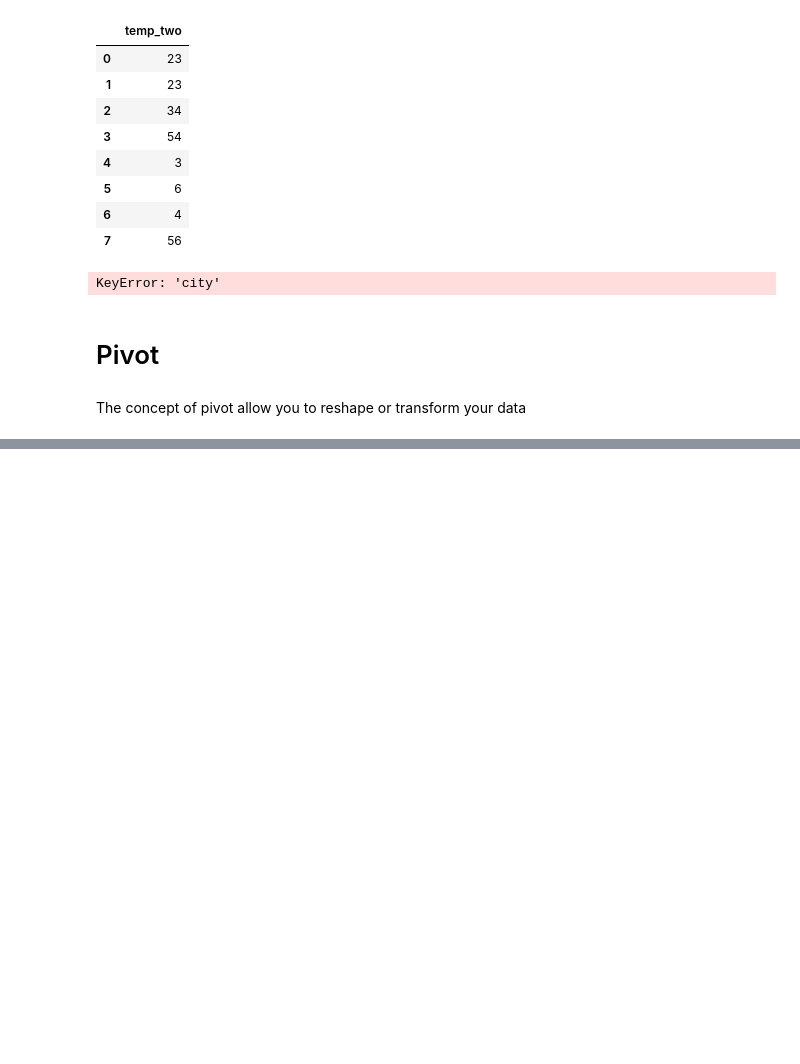
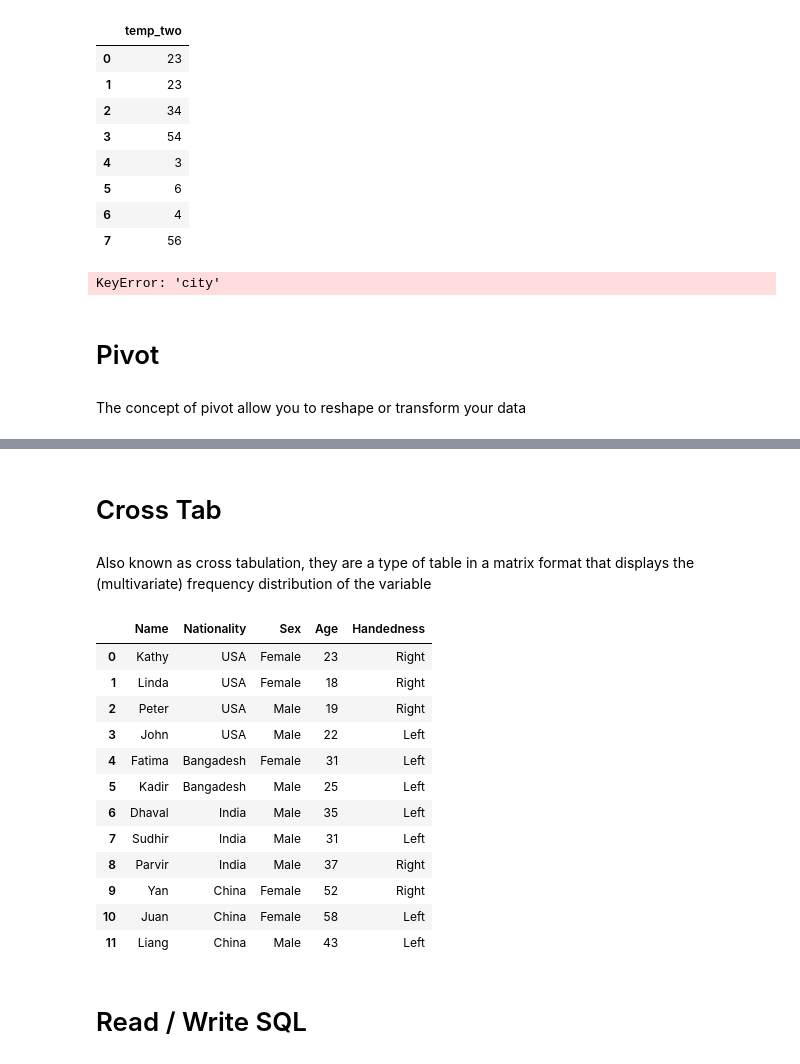
Before and after one commit to hsnaidu/basics, a Jupyter notebook: data_science/pandas-cheatsheet.ipynb, the cells around one changed output, grey strips where cells are left out. Cells and saved outputs as stored; diff of their text form; code cells hidden in the pictures; blank space fills up the shorter version.

```diff
--- a/data_science/pandas-cheatsheet.ipynb
+++ b/data_science/pandas-cheatsheet.ipynb
@@ -1012,0 +1226,21 @@ The concept of pivot allow you to reshape or transform your data
+# %% [markdown]
+# Cross Tab
+# %% [markdown]
+Also known as cross tabulation, they are a type of table in a matrix format that displays the (multivariate) frequency distribution of the variable
+# %%
+df = pd.read_excel("C:\\Users\\harip\\Desktop\\refrence\\data_science\\dataset\\survey.xls")
+df
+# %% [output]
+|  | Name | Nationality | Sex | Age | Handedness |
+| 0 | Kathy | USA | Female | 23 | Right |
+| 1 | Linda | USA | Female | 18 | Right |
+| 2 | Peter | USA | Male | 19 | Right |
+| 3 | John | USA | Male | 22 | Left |
+| 4 | Fatima | Bangadesh | Female | 31 | Left |
+| 5 | Kadir | Bangadesh | Male | 25 | Left |
+| 6 | Dhaval | India | Male | 35 | Left |
+| 7 | Sudhir | India | Male | 31 | Left |
+| 8 | Parvir | India | Male | 37 | Right |
+| 9 | Yan | China | Female | 52 | Right |
+| 10 | Juan | China | Female | 58 | Left |
+| 11 | Liang | China | Male | 43 | Left |
@@ -1012,0 +1249,2 @@ The concept of pivot allow you to reshape or transform your data
+# %% [markdown]
+# Read / Write SQL
```
Also changed, not shown: parts of 21 cells of this notebook, 6 other files.
